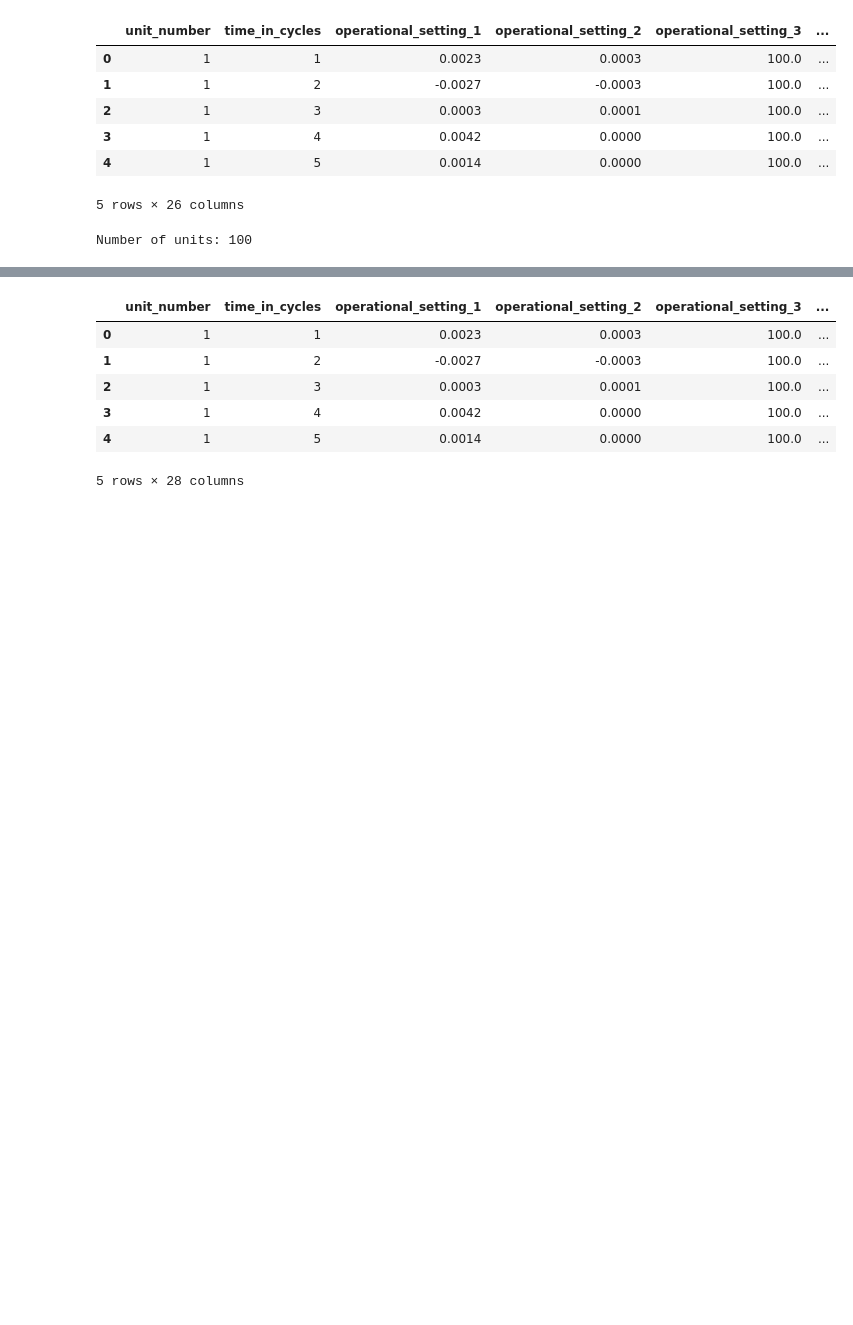
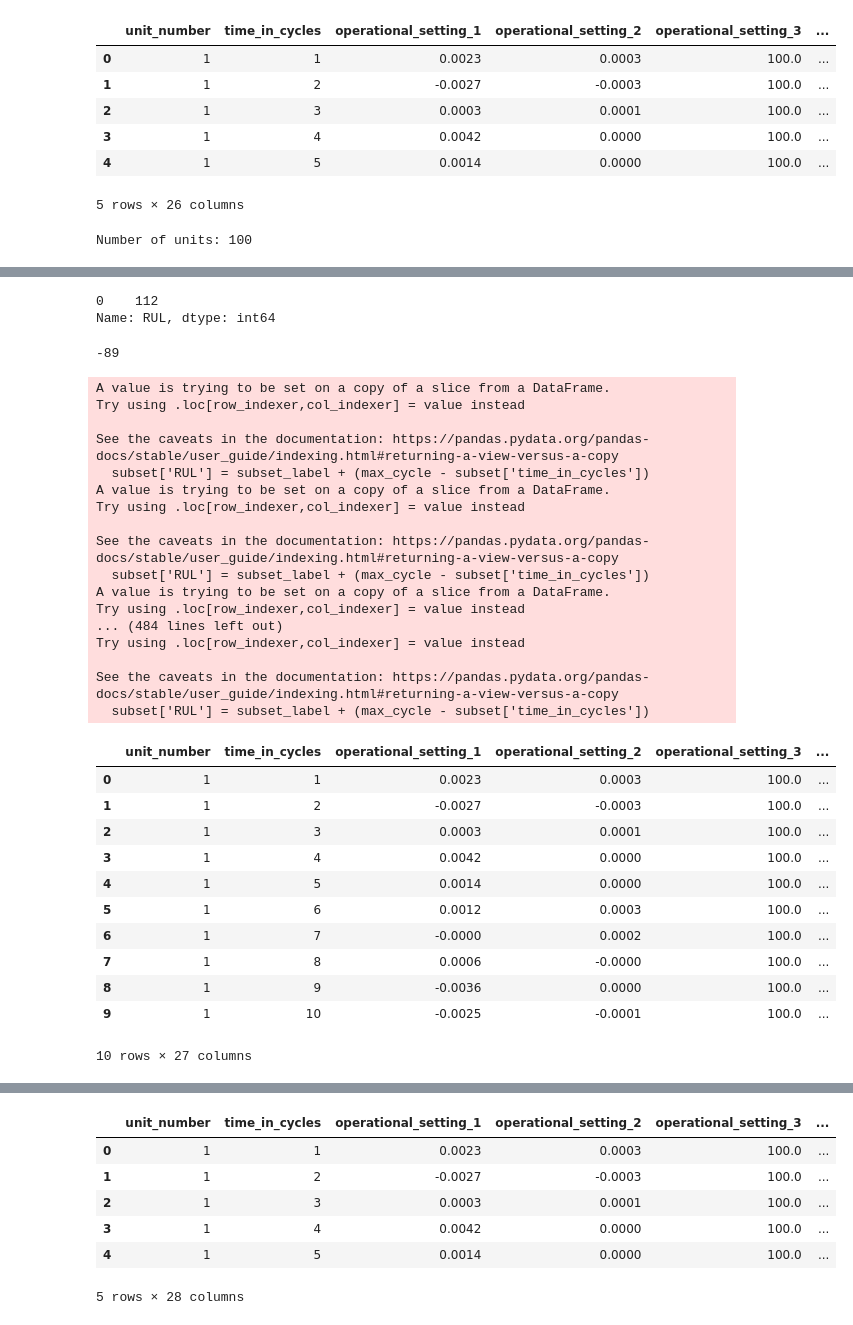
Before and after one commit to phpfontana/trabalho-bi-2024-01, a Jupyter notebook: notebooks/01-data-processing-02-test.ipynb, the cells around one changed output, grey strips where cells are left out. Saved outputs shown, nothing was run; the diff lists cells and outputs as text; code cells hidden in the pictures; blank space fills up the shorter version.

```diff
--- a/notebooks/01-data-processing-02-test.ipynb
+++ b/notebooks/01-data-processing-02-test.ipynb
@@ -1,10 +1,10 @@
 # %%
 import pandas as pd
 
-PATH = '../data/raw/test_FD001.txt'
+FEATURES_PATH = '../data/raw/test_FD001.txt'
 
 # Loading the dataset
-data = pd.read_csv(PATH, sep='\s+', header=None)
+data = pd.read_csv(FEATURES_PATH, sep='\s+', header=None)
 # %%
 # Display the first five rows
 data.head()
@@ -62,3 +62,8 @@ units_ = data['unit_number'].unique()
 print(f"Number of units: {len(units_)}")
 # %% [output]
 Number of units: 100
+# %%
+PATH = '../data/raw/RUL_FD001.txt'
+
+# Loading the labels dataset
+labels = pd.read_csv(PATH, header=None)
@@ -64,0 +80,9 @@ Number of units: 100
+# %%
+# Adding the units columns to the labels dataset
+labels['unit_number'] = data['unit_number'].unique()
+
+# Displaying the first five rows of the labels dataset
+labels.head()
+
+# rename the columns
+labels.columns = ['RUL', 'unit_number']
@@ -65,3 +93,64 @@ Number of units: 100
+# %%
+labels[labels['unit_number']==1]['RUL']
+# %% [output]
+0    112
+Name: RUL, dtype: int64
+# %%
+30 - 121
+31 - 120
+# %% [output]
+-89
+# %%
+units_ = data['unit_number'].unique()
+
+subsets = []
+
+for unit in units_:
+    subset = data[data['unit_number']==unit]
+
+    subset_label = labels[labels['unit_number']==unit]['RUL'].values[0]
+
+    max_cycle = subset['time_in_cycles'].max()
+
+    subset['RUL'] = subset_label + (max_cycle - subset['time_in_cycles'])
+
+    subsets.append(subset)
+
+
+# Concatenating the subsets
+data = pd.concat(subsets)
+
+data.head(10)
+# %% [output]
+A value is trying to be set on a copy of a slice from a DataFrame.
+Try using .loc[row_indexer,col_indexer] = value instead
+
+See the caveats in the documentation: https://pandas.pydata.org/pandas-docs/stable/user_guide/indexing.html#returning-a-view-versus-a-copy
+  subset['RUL'] = subset_label + (max_cycle - subset['time_in_cycles'])
+A value is trying to be set on a copy of a slice from a DataFrame.
+Try using .loc[row_indexer,col_indexer] = value instead
+
+See the caveats in the documentation: https://pandas.pydata.org/pandas-docs/stable/user_guide/indexing.html#returning-a-view-versus-a-copy
+  subset['RUL'] = subset_label + (max_cycle - subset['time_in_cycles'])
+A value is trying to be set on a copy of a slice from a DataFrame.
+Try using .loc[row_indexer,col_indexer] = value instead
+... (484 lines left out)
+Try using .loc[row_indexer,col_indexer] = value instead
+
+See the caveats in the documentation: https://pandas.pydata.org/pandas-docs/stable/user_guide/indexing.html#returning-a-view-versus-a-copy
+  subset['RUL'] = subset_label + (max_cycle - subset['time_in_cycles'])
+|  | unit_number | time_in_cycles | operational_setting_1 | operational_setting_2 | operational_setting_3 | ... |
+| 0 | 1 | 1 | 0.0023 | 0.0003 | 100.0 | ... |
+| 1 | 1 | 2 | -0.0027 | -0.0003 | 100.0 | ... |
+| 2 | 1 | 3 | 0.0003 | 0.0001 | 100.0 | ... |
+| 3 | 1 | 4 | 0.0042 | 0.0000 | 100.0 | ... |
+| 4 | 1 | 5 | 0.0014 | 0.0000 | 100.0 | ... |
+| 5 | 1 | 6 | 0.0012 | 0.0003 | 100.0 | ... |
+| 6 | 1 | 7 | -0.0000 | 0.0002 | 100.0 | ... |
+| 7 | 1 | 8 | 0.0006 | -0.0000 | 100.0 | ... |
+| 8 | 1 | 9 | -0.0036 | 0.0000 | 100.0 | ... |
+| 9 | 1 | 10 | -0.0025 | -0.0001 | 100.0 | ... |
+10 rows × 27 columns
 # %%
 # Save the processed test data
 data.to_csv('../data/processed/test_FD001.csv', index=False)
```
Also changed, not shown: parts of 5 cells of this notebook, 1 other file.
